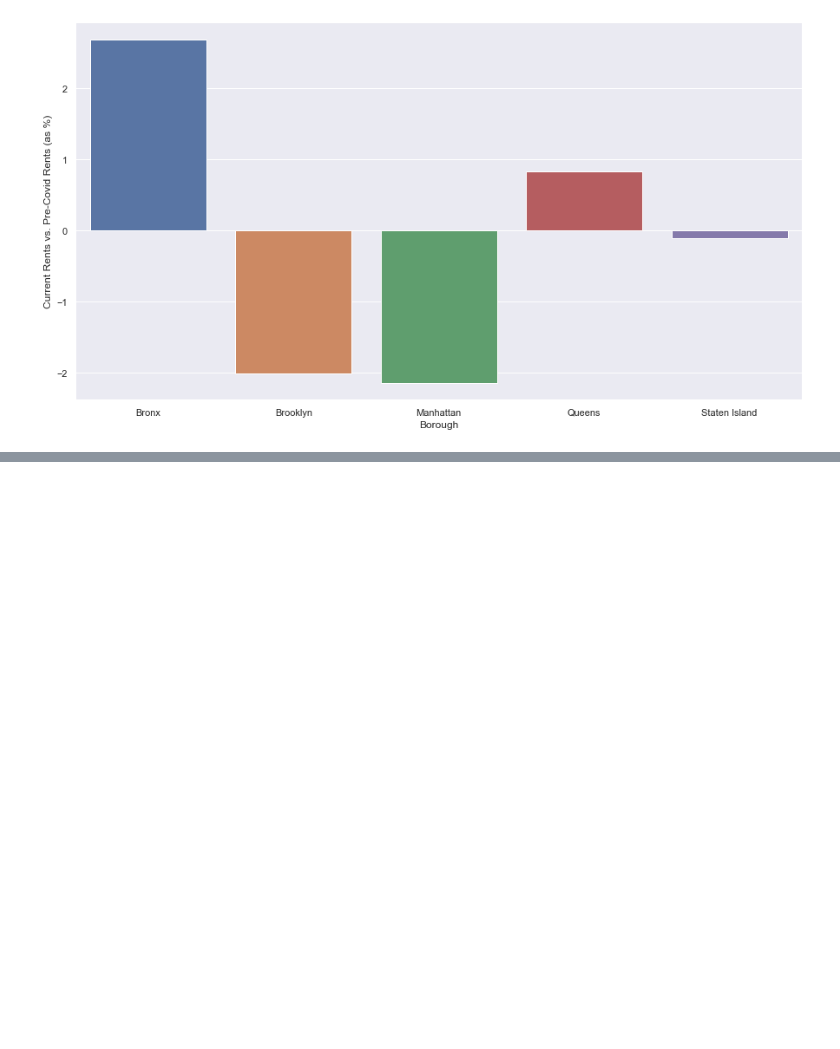
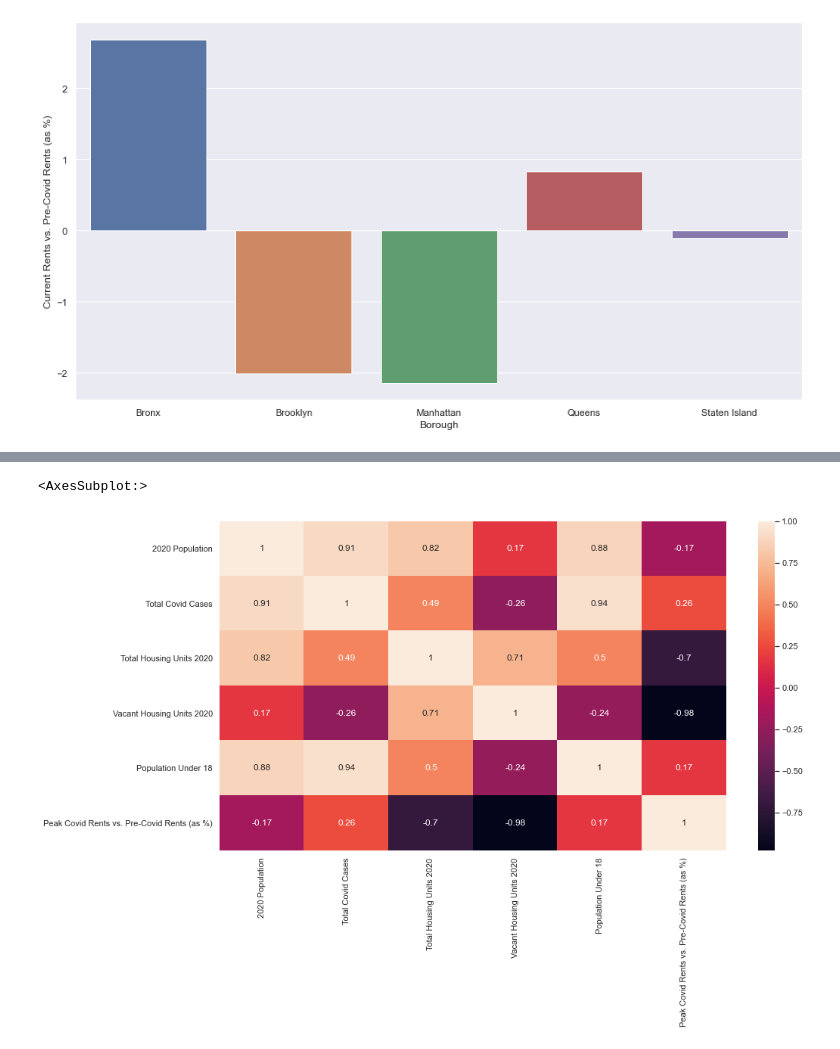
Before and after one commit to jackcopeland11/nyc_apartment_rent_analysis, a Jupyter notebook: python_project_final.ipynb, the cells around one changed output, grey strips where cells are left out. Saved outputs shown, nothing was run; the diff lists cells and outputs as text; code cells hidden in the pictures; blank space fills up the shorter version.

```diff
--- a/python_project_final.ipynb
+++ b/python_project_final.ipynb
@@ -133,13 +138,13 @@ sns.barplot(
 # %%
 ## Calculate the percent changes by borough of peak-covid rates vs current -- in order to see which is recovering well
 
-changes = rents_over_time.pivot_table('Median_Rent', ['Borough'], 'covid_timeline').reset_index()
-changes['Current Rents vs. Peak Covid Rents (as %)'] = ((changes['Current']- changes['Peak Covid'])/changes['Peak Covid'])*100
+changes2 = rents_over_time.pivot_table('Median_Rent', ['Borough'], 'covid_timeline').reset_index()
+changes2['Current Rents vs. Peak Covid Rents (as %)'] = ((changes2['Current']- changes2['Peak Covid'])/changes2['Peak Covid'])*100
 
 sns.barplot(
     x = 'Borough',
     y = 'Current Rents vs. Peak Covid Rents (as %)',
-    data = changes
+    data = changes2
 )
 # %% [output]
 <AxesSubplot:xlabel='Borough', ylabel='Current Rents vs. Peak Covid Rents (as %)'>
@@ -147,13 +152,13 @@ sns.barplot(
 # %%
 ## Calculate the percent changes by borough of pre-covid rates vs current -- in order to see which is recovering well
 
-changes = rents_over_time.pivot_table('Median_Rent', ['Borough'], 'covid_timeline').reset_index()
-changes['Current Rents vs. Pre-Covid Rents (as %)'] = ((changes['Current']- changes['Pre-Covid'])/changes['Pre-Covid'])*100
+changes3 = rents_over_time.pivot_table('Median_Rent', ['Borough'], 'covid_timeline').reset_index()
+changes3['Current Rents vs. Pre-Covid Rents (as %)'] = ((changes3['Current']- changes3['Pre-Covid'])/changes3['Pre-Covid'])*100
 
 sns.barplot(
     x = 'Borough',
     y = 'Current Rents vs. Pre-Covid Rents (as %)',
-    data = changes
+    data = changes3
 )
 # %% [output]
 <AxesSubplot:xlabel='Borough', ylabel='Current Rents vs. Pre-Covid Rents (as %)'>
@@ -172,0 +192,25 @@ census_analysis
+# %%
+census_boros = census_data.loc[census_data['GeoType']== 'Boro']
+census_analysis = census_boros[['Borough', 'Pop_20', 'HUnits_20' , 'VacHU_20',"PopU18_20"]]
+census_analysis = census_analysis.merge(changes, left_on="Borough" , right_on="Borough")
+
+cases_to_add = cases_by_boro[['BOROUGH_GROUP','CONFIRMED_CASE_COUNT']]
+census_analysis = census_analysis.merge(cases_to_add, left_on="Borough" , right_on="BOROUGH_GROUP")
+
+census_analysis.drop(columns= ['Covid Start' , "Current" , 'Peak Covid' , 'Pre-Covid'] , inplace=True)
+census_analysis['Pop_20'] = census_analysis['Pop_20'].str.replace(',','').astype(int)
+census_analysis['HUnits_20'] = census_analysis['HUnits_20'].str.replace(',','').astype(int)
+census_analysis['VacHU_20'] = census_analysis['VacHU_20'].str.replace(',','').astype(int)
+census_analysis['PopU18_20'] = census_analysis['PopU18_20'].str.replace(',','').astype(int)
+census_analysis.rename(columns =  {  "Pop_20" : "2020 Population",
+                        "HUnits_20" : "Total Housing Units 2020" ,
+                        "VacHU_20": "Vacant Housing Units 2020",
+                        "PopU18_20" : "Population Under 18",
+                        "CONFIRMED_CASE_COUNT" : "Total Covid Cases"}, inplace = True)
+census_analysis.head()
+
+corr_matrix = census_analysis[['2020 Population' ,"Total Covid Cases", 'Total Housing Units 2020','Vacant Housing Units 2020','Population Under 18' ,"Peak Covid Rents vs. Pre-Covid Rents (as %)"]].corr()
+sns.heatmap(corr_matrix, annot = True)
+# %% [output]
+<AxesSubplot:>
+[figure, added]
```
Also changed, not shown: parts of 6 cells of this notebook.
